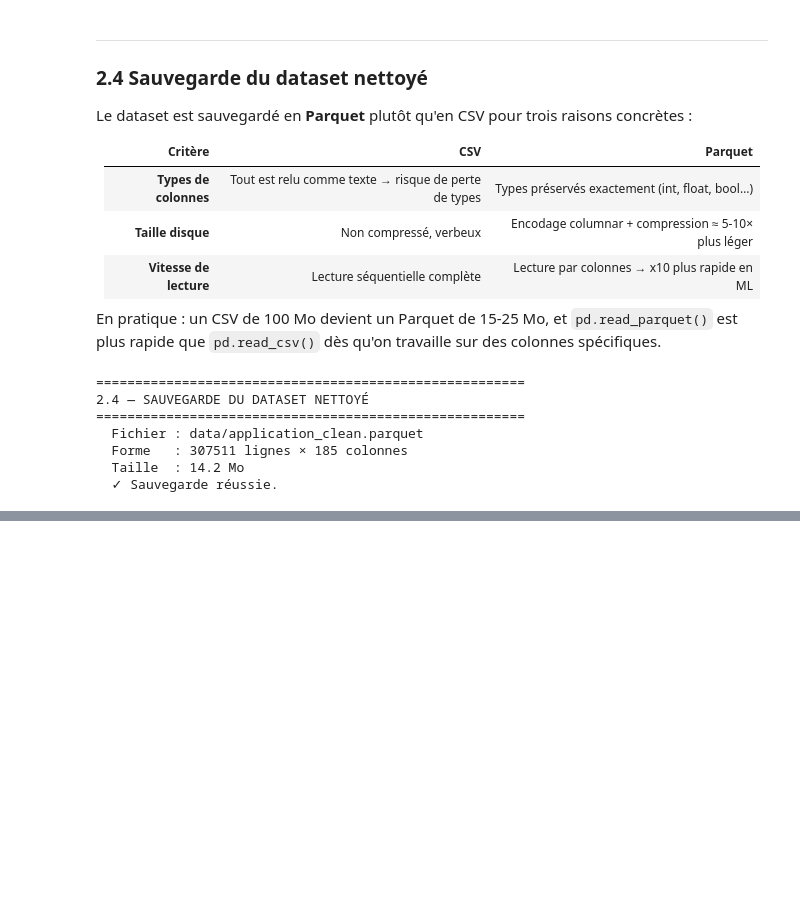
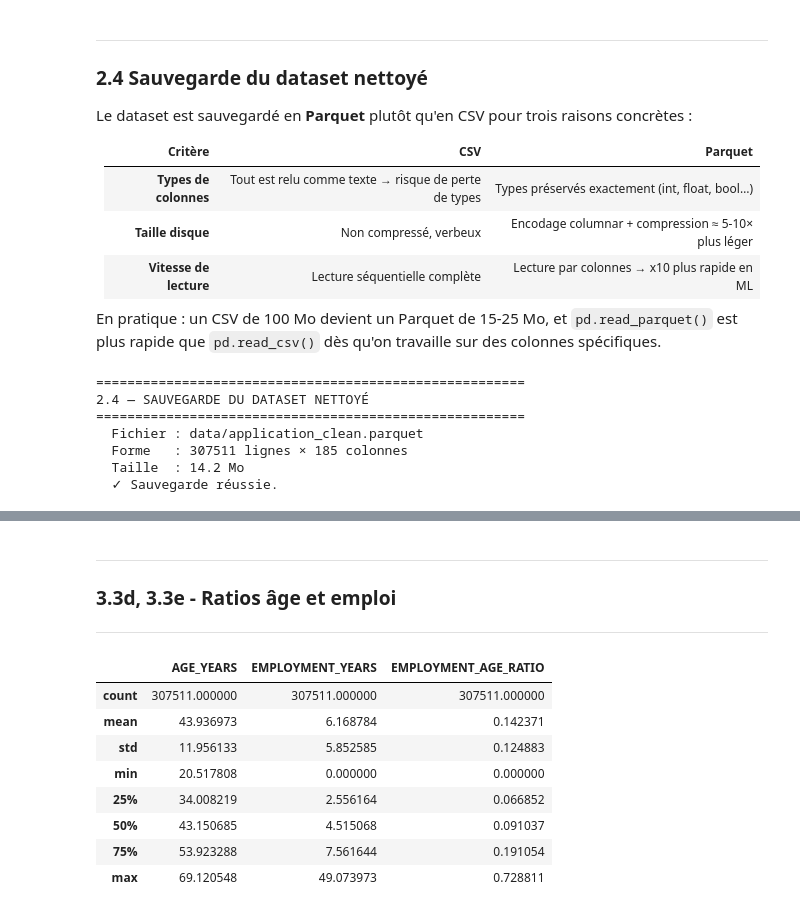
Before and after one commit to dibattista/Initiez-vous-au-MLOps, a Jupyter notebook: notebook.ipynb, the cells around one changed output, grey strips where cells are left out. Drawn from its saved outputs; the diff is of its cells as text; code cells hidden in the pictures; blank space fills up the shorter version.

```diff
--- a/notebook.ipynb
+++ b/notebook.ipynb
@@ -1634,0 +1712,41 @@ print("  ✓ Sauvegarde réussie.")
+# %% [markdown]
+---
+
+### 3.3d, 3.3e - Ratios âge et emploi
+
+---
+# %%
+import numpy as np
+
+# DAYS_EMPLOYED : remplacement défensif des 365 243 (clients sans emploi) par NaN
+# (déjà traité en Phase 2 — ce remplacement ne trouvera aucune valeur résiduelle)
+df_train['DAYS_EMPLOYED'] = df_train['DAYS_EMPLOYED'].replace(365243, np.nan)
+
+# Imputation de la médiane pour les NaN introduits par le remplacement
+# la médiane est robuste aux valeurs extrêmes et évite de biaiser EMPLOYMENT_YEARS
+median_emp = df_train['DAYS_EMPLOYED'].median()
+df_train['DAYS_EMPLOYED'] = df_train['DAYS_EMPLOYED'].fillna(median_emp)
+
+# Âge du client en années : DAYS_BIRTH est négatif (jours avant la demande)
+# l'âge est un proxy de maturité financière et de stabilité comportementale
+df_train['AGE_YEARS'] = df_train['DAYS_BIRTH'].abs() / 365
+
+# Ancienneté professionnelle en années : DAYS_EMPLOYED est négatif pour les actifs
+# une longue ancienneté signale une stabilité d'emploi favorable au remboursement
+df_train['EMPLOYMENT_YEARS'] = df_train['DAYS_EMPLOYED'].abs() / 365
+
+# Ratio ancienneté / âge : mesure la part de la vie active passée chez le même employeur
+# un ratio proche de 1 indique peu de mobilité et une situation professionnelle stable
+df_train['EMPLOYMENT_AGE_RATIO'] = df_train['EMPLOYMENT_YEARS'] / df_train['AGE_YEARS']
+
+df_train[['AGE_YEARS', 'EMPLOYMENT_YEARS', 'EMPLOYMENT_AGE_RATIO']].describe()
+# %% [output]
+|  | AGE_YEARS | EMPLOYMENT_YEARS | EMPLOYMENT_AGE_RATIO |
+| count | 307511.000000 | 307511.000000 | 307511.000000 |
+| mean | 43.936973 | 6.168784 | 0.142371 |
+| std | 11.956133 | 5.852585 | 0.124883 |
+| min | 20.517808 | 0.000000 | 0.000000 |
+| 25% | 34.008219 | 2.556164 | 0.066852 |
+| 50% | 43.150685 | 4.515068 | 0.091037 |
+| 75% | 53.923288 | 7.561644 | 0.191054 |
+| max | 69.120548 | 49.073973 | 0.728811 |
```
Also changed, not shown: parts of 17 cells of this notebook.
